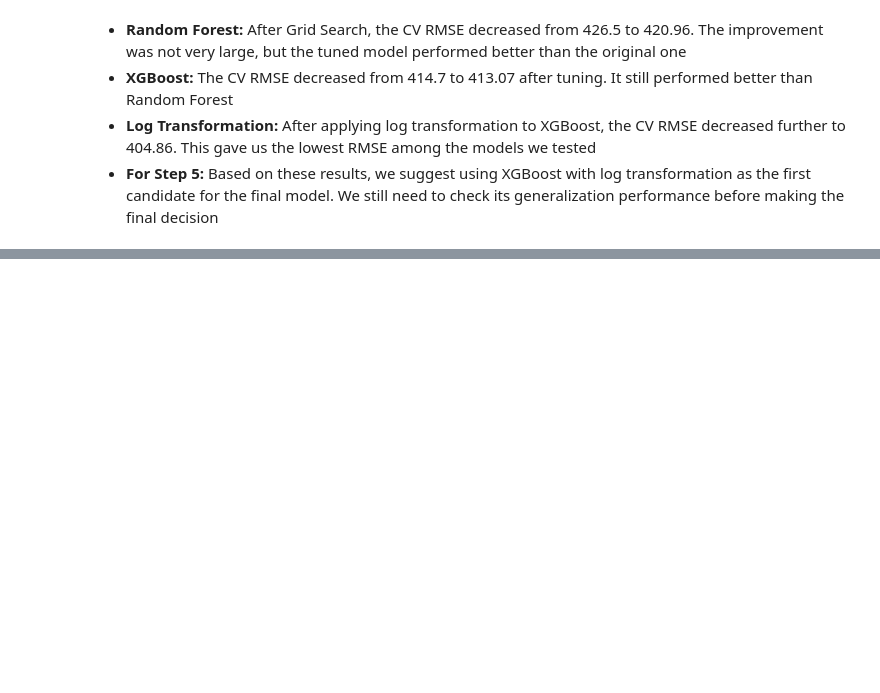
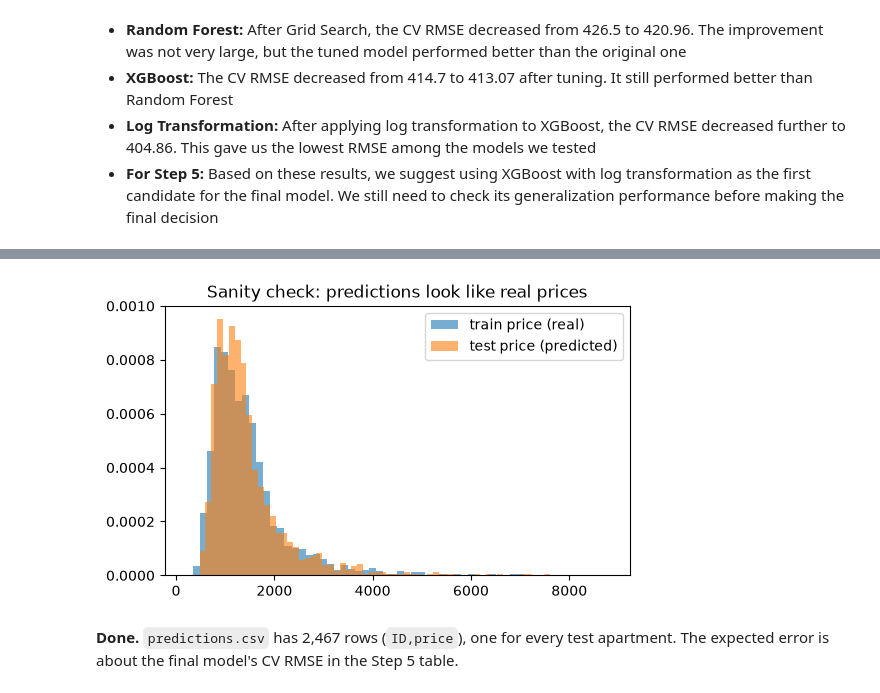
Before and after one commit to kevinherrera-dev/CAI_4105_2026_Fall_Team_5, a Jupyter notebook: challenge1.ipynb, the cells around one changed output, grey strips where cells are left out. Drawn from its saved outputs; the diff is of its cells as text; code cells hidden in the pictures; blank space fills up the shorter version.

```diff
--- a/challenge1.ipynb
+++ b/challenge1.ipynb
@@ -391,0 +482,8 @@ Log XGBoost RMSE: 404.8631652832031
+# %%
+final_model = log_xgb_grid.best_estimator_
+final_model.fit(X, y)  # fit once on all training data, just to look at feature importances
+
+xgb_step = final_model.regressor_.named_steps["model"]
+feature_names = final_model.regressor_.named_steps["preprocessor"].get_feature_names_out()
+importances = pd.Series(xgb_step.feature_importances_, index=feature_names).sort_values(ascending=False)
+importances.head(10).round(3)
@@ -391,0 +507,16 @@ Log XGBoost RMSE: 404.8631652832031
+# %%
+final_model.fit(X, y)
+
+X_test = test[NUM_COLS + CAT_COLS]
+test_pred = final_model.predict(X_test)
+
+predictions = pd.DataFrame({"ID": test["ID"], "price": test_pred})
+predictions.to_csv("predictions.csv", index=False)
+
+check = pd.read_csv("predictions.csv")
+assert check.shape == (len(test), 2)
+assert list(check.columns) == ["ID", "price"]
+assert check["ID"].equals(test["ID"])
+assert check["price"].notna().all() and (check["price"] > 0).all()
+print("predictions.csv saved:", check.shape)
+check.describe().round(1)
@@ -391,0 +534,11 @@ Log XGBoost RMSE: 404.8631652832031
+# %%
+plt.figure(figsize=(6, 3.5))
+plt.hist(y, bins=60, alpha=0.6, density=True, label="train price (real)")
+plt.hist(test_pred, bins=60, alpha=0.6, density=True, label="test price (predicted)")
+plt.legend()
+plt.title("Sanity check: predictions look like real prices")
+plt.show()
+# %% [output]
+[figure, added]
+# %% [markdown]
+**Done.** `predictions.csv` has 2,467 rows (`ID,price`), one for every test apartment. The expected error is about the final model's CV RMSE in the Step 5 table.
```
Also changed, not shown: parts of 17 cells of this notebook, 4 other files.
